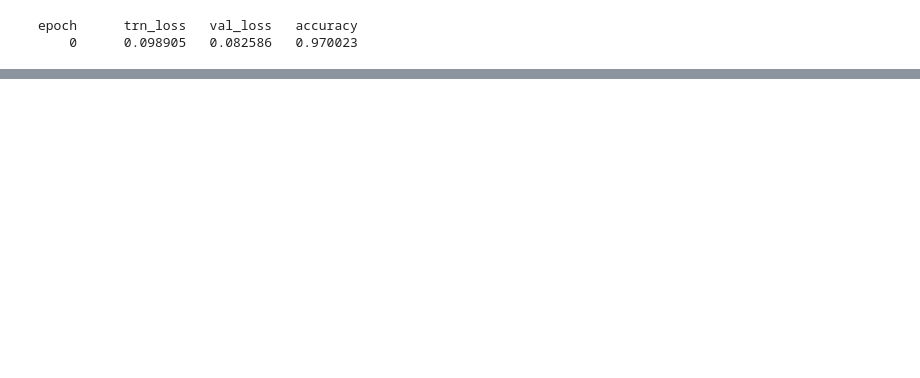
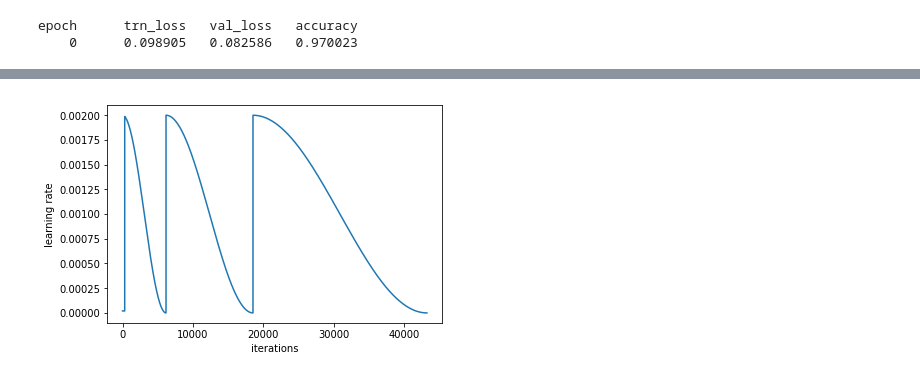
Before and after one commit to benoit-cty/kaggle-airbus-ship, a Jupyter notebook: Airbus-IAfoss-01-ResNet34-Training.ipynb, the cells around one changed output, grey strips where cells are left out. Saved outputs shown, nothing was run; the diff lists cells and outputs as text; code cells hidden in the pictures; blank space fills up the shorter version.

```diff
--- a/Airbus-IAfoss-01-ResNet34-Training.ipynb
+++ b/Airbus-IAfoss-01-ResNet34-Training.ipynb
@@ -161,0 +201,13 @@ epoch      trn_loss   val_loss   accuracy
+# %%
+sz = 768 #image size
+bs = 16  #batch size : 16 x 768 => 8GiB
+
+md = get_data(sz,bs)
+learn = ConvLearner.pretrained(arch, md, ps=0.5) #dropout 50%
+learn.opt_fn = optim.Adam
+learn.unfreeze()
+lr=np.array([1e-4,5e-4,2e-3])
+
+learn.load('Resnet34_384_7')
+learn.fit(lr,3, cycle_len=1, cycle_mult=2)
+learn.save('Resnet34_768_7')
@@ -161,0 +224,4 @@ epoch      trn_loss   val_loss   accuracy
+# %%
+learn.sched.plot_lr()
+# %% [output]
+[figure, added]
```
Also changed, not shown: parts of 9 cells of this notebook, 2 other files.
